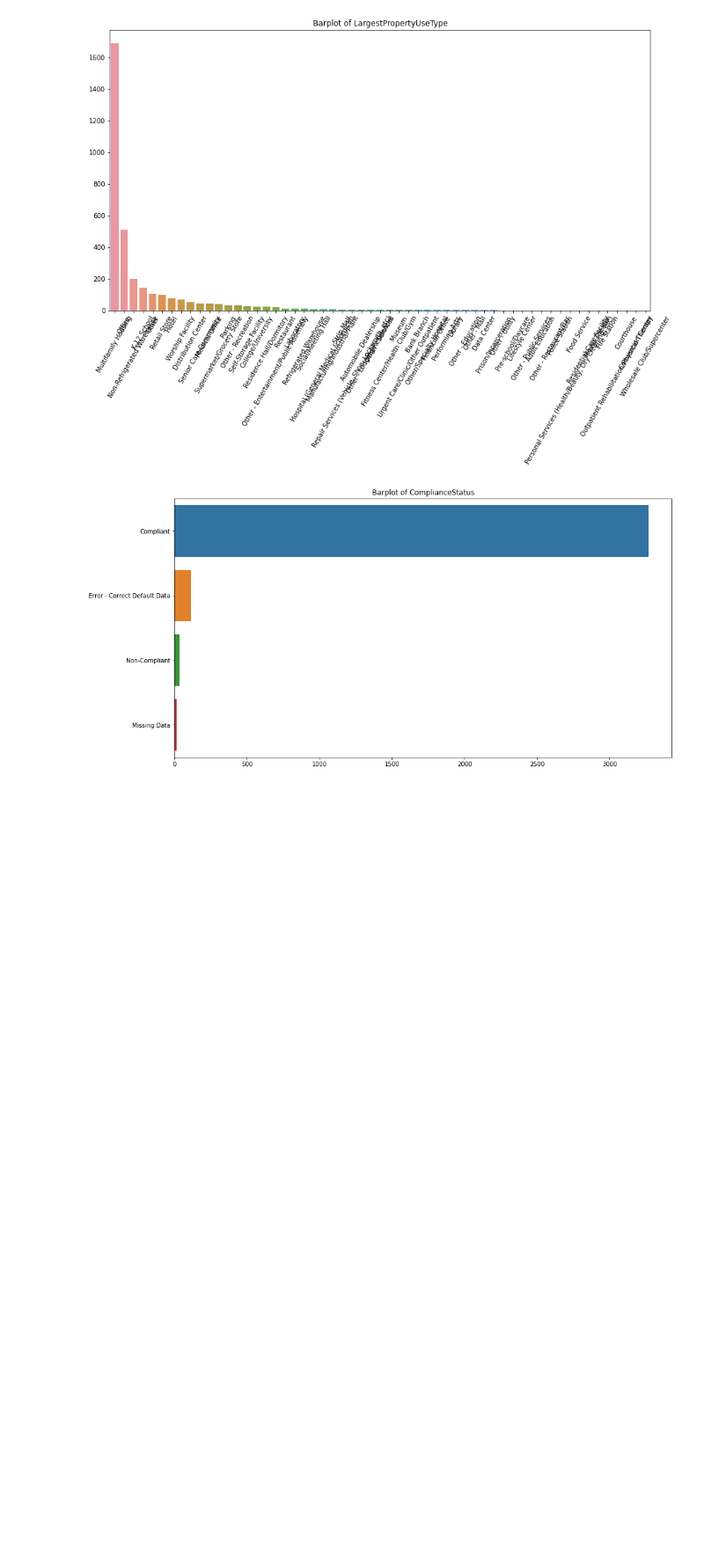
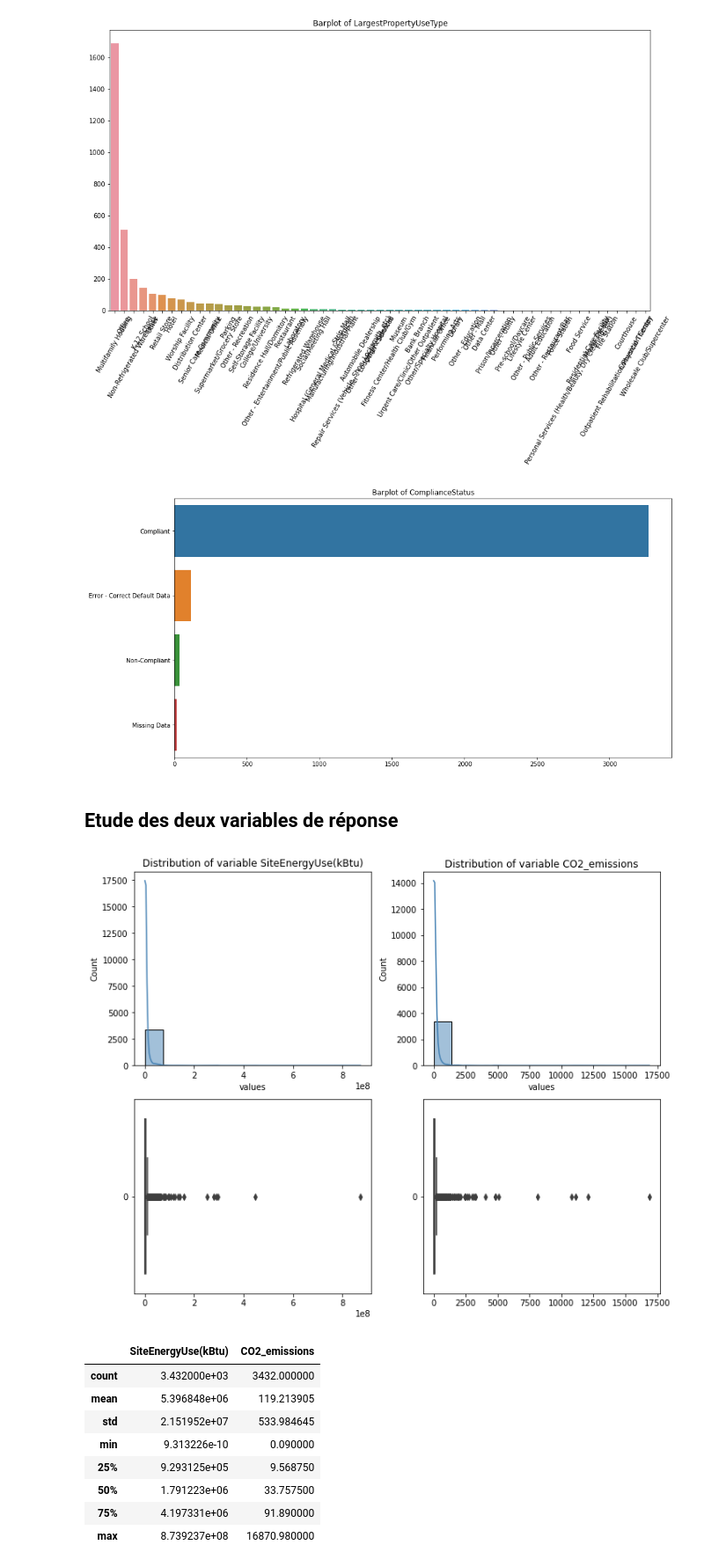
Before and after one commit to ClaireGayral/formation_openclassroom, a Jupyter notebook: P3_gayral_claire/preprocess.ipynb, the cells around one changed output. Shown at 88% size. Drawn from its saved outputs; the diff is of its cells as text; code cells hidden in the pictures; blank space fills up the shorter version.

```diff
--- a/P3_gayral_claire/preprocess.ipynb
+++ b/P3_gayral_claire/preprocess.ipynb
@@ -702,3 +645,21 @@ for colname in cat_training_var:
 [figure]
 [figure]
 [figure]
+# %% [markdown]
+## Etude des deux variables de réponse
+# %%
+Y = data[["SiteEnergyUse(kBtu)","CO2_emissions"]]
+univariate_analysis.plot_multi_hist_and_boxplot(Y,nb_fig_in_line=2,figsize=(10,8))
+plt.show()
+Y.describe()
+# %% [output]
+[figure, added]
+|  | SiteEnergyUse(kBtu) | CO2_emissions |
+| count | 3.432000e+03 | 3432.000000 |
+| mean | 5.396848e+06 | 119.213905 |
+| std | 2.151952e+07 | 533.984645 |
+| min | 9.313226e-10 | 0.090000 |
+| 25% | 9.293125e+05 | 9.568750 |
+| 50% | 1.791223e+06 | 33.757500 |
+| 75% | 4.197331e+06 | 91.890000 |
+| max | 8.739237e+08 | 16870.980000 |
```
Also changed, not shown: parts of 44 cells of this notebook, 2 other files.
